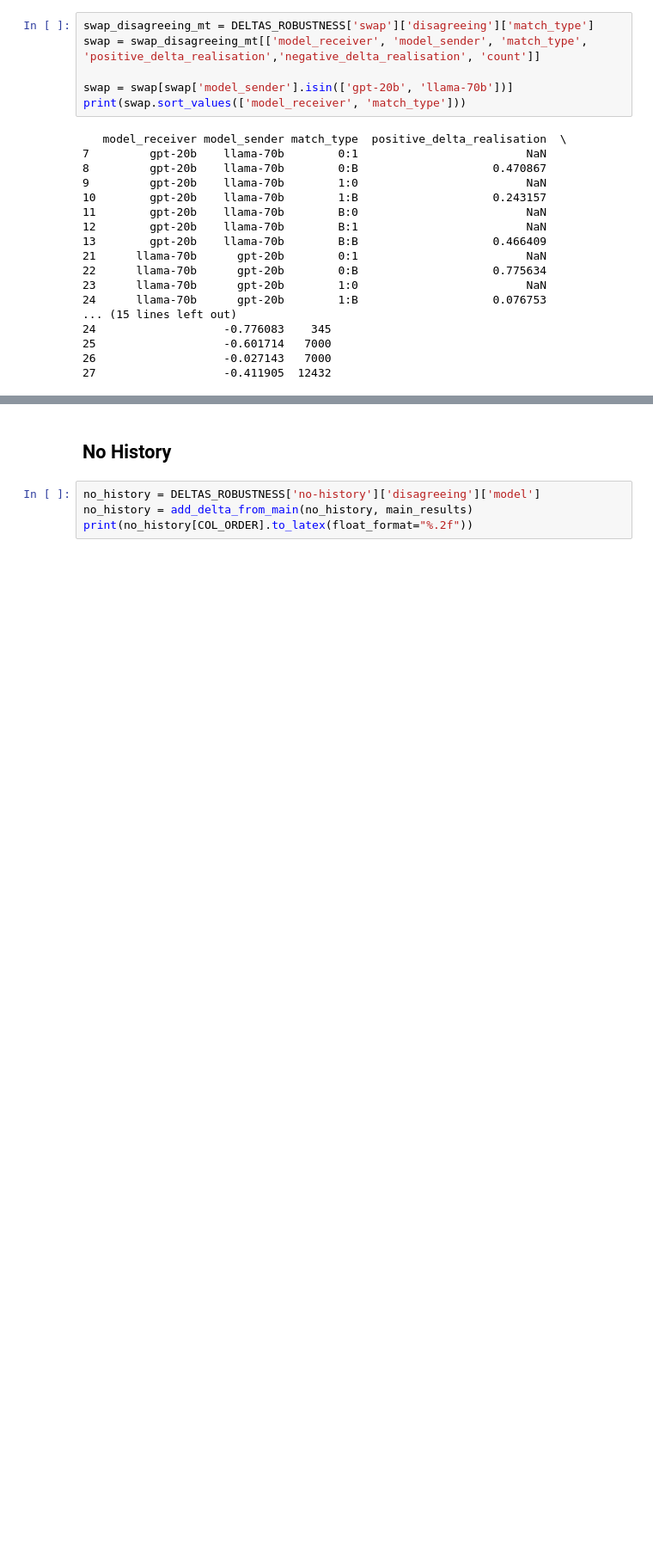
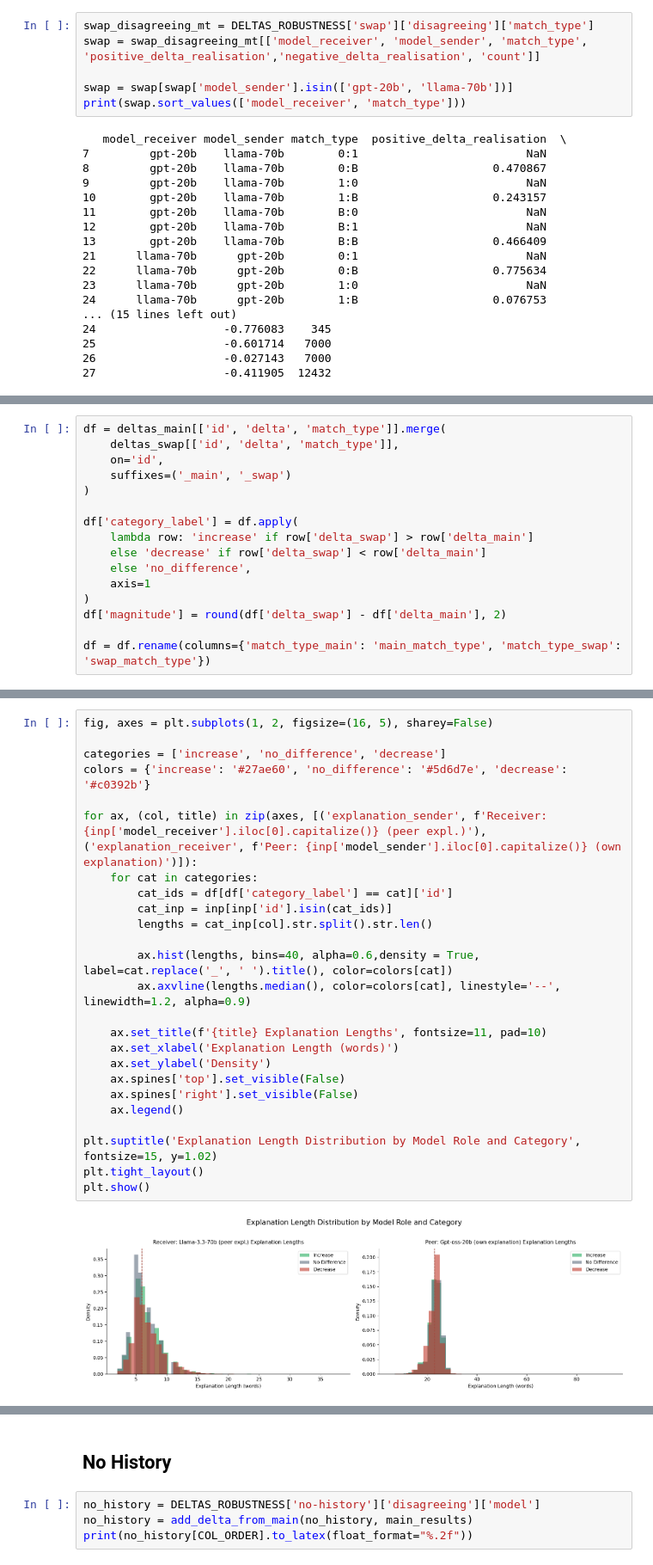
Before and after one commit to fridanl/thesis-mas, a Jupyter notebook: src/main_results.ipynb, the cells around one changed output, grey strips where cells are left out. Shown at 86% size. Drawn from its saved outputs; the diff is of its cells as text; blank space fills up the shorter version.

Commit message:
done with main results notebook

```diff
--- a/src/main_results.ipynb
+++ b/src/main_results.ipynb
@@ -1564,0 +1460,16 @@ print(swap.sort_values(['model_receiver', 'match_type']))
+# %%
+df = deltas_main[['id', 'delta', 'match_type']].merge(
+    deltas_swap[['id', 'delta', 'match_type']],
+    on='id',
+    suffixes=('_main', '_swap')
+)
+
+df['category_label'] = df.apply(
+    lambda row: 'increase' if row['delta_swap'] > row['delta_main']
+    else 'decrease' if row['delta_swap'] < row['delta_main']
+    else 'no_difference',
+    axis=1
+)
+df['magnitude'] = round(df['delta_swap'] - df['delta_main'], 2)
+
+df = df.rename(columns={'match_type_main': 'main_match_type', 'match_type_swap': 'swap_match_type'})
@@ -1564,0 +1487,27 @@ print(swap.sort_values(['model_receiver', 'match_type']))
+# %%
+fig, axes = plt.subplots(1, 2, figsize=(16, 5), sharey=False)
+
+categories = ['increase', 'no_difference', 'decrease']
+colors = {'increase': '#27ae60', 'no_difference': '#5d6d7e', 'decrease': '#c0392b'}
+
+for ax, (col, title) in zip(axes, [('explanation_sender', f'Receiver: {inp['model_receiver'].iloc[0].capitalize()} (peer expl.)'), ('explanation_receiver', f'Peer: {inp['model_sender'].iloc[0].capitalize()} (own explanation)')]):
+    for cat in categories:
+        cat_ids = df[df['category_label'] == cat]['id']
+        cat_inp = inp[inp['id'].isin(cat_ids)]
+        lengths = cat_inp[col].str.split().str.len()
+
+        ax.hist(lengths, bins=40, alpha=0.6,density = True, label=cat.replace('_', ' ').title(), color=colors[cat])
+        ax.axvline(lengths.median(), color=colors[cat], linestyle='--', linewidth=1.2, alpha=0.9)
+
+    ax.set_title(f'{title} Explanation Lengths', fontsize=11, pad=10)
+    ax.set_xlabel('Explanation Length (words)')
+    ax.set_ylabel('Density')
+    ax.spines['top'].set_visible(False)
+    ax.spines['right'].set_visible(False)
+    ax.legend()
+
+plt.suptitle('Explanation Length Distribution by Model Role and Category', fontsize=15, y=1.02)
+plt.tight_layout()
+plt.show()
+# %% [output]
+[figure, added]
```
Also changed, not shown: parts of 48 cells of this notebook, 8 other files.
